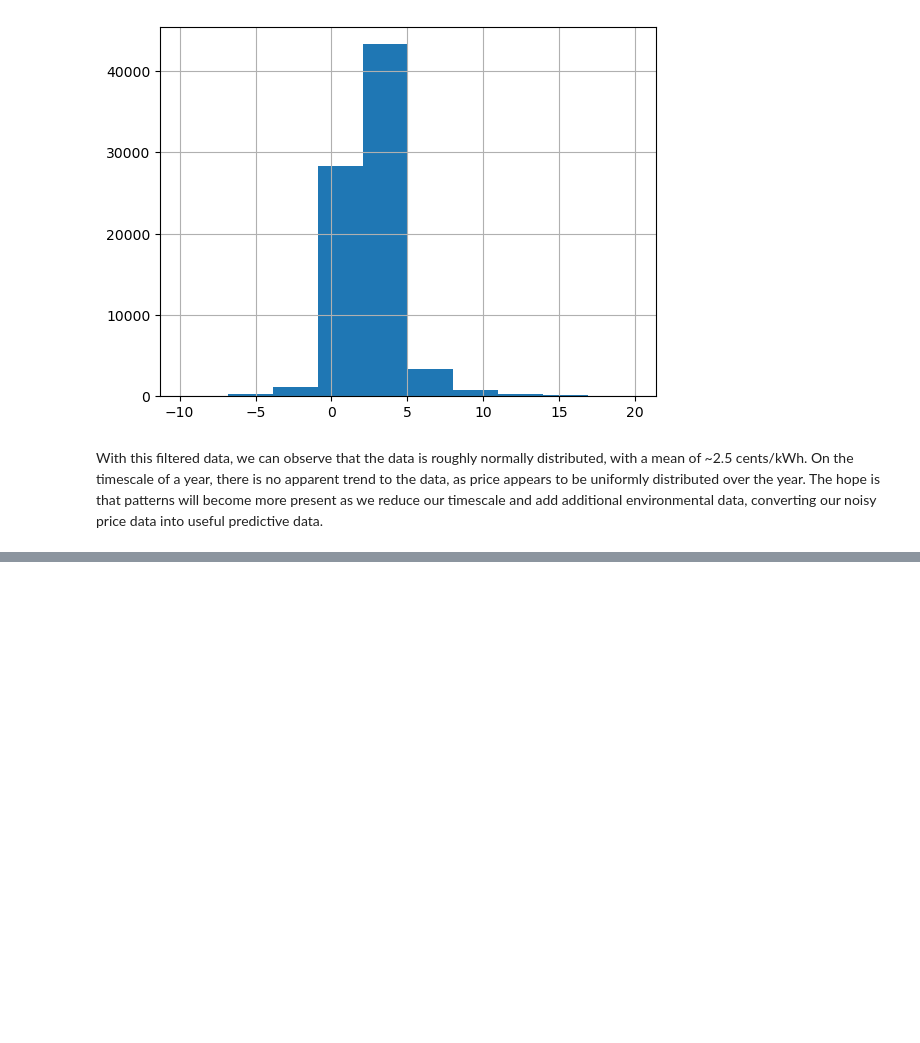
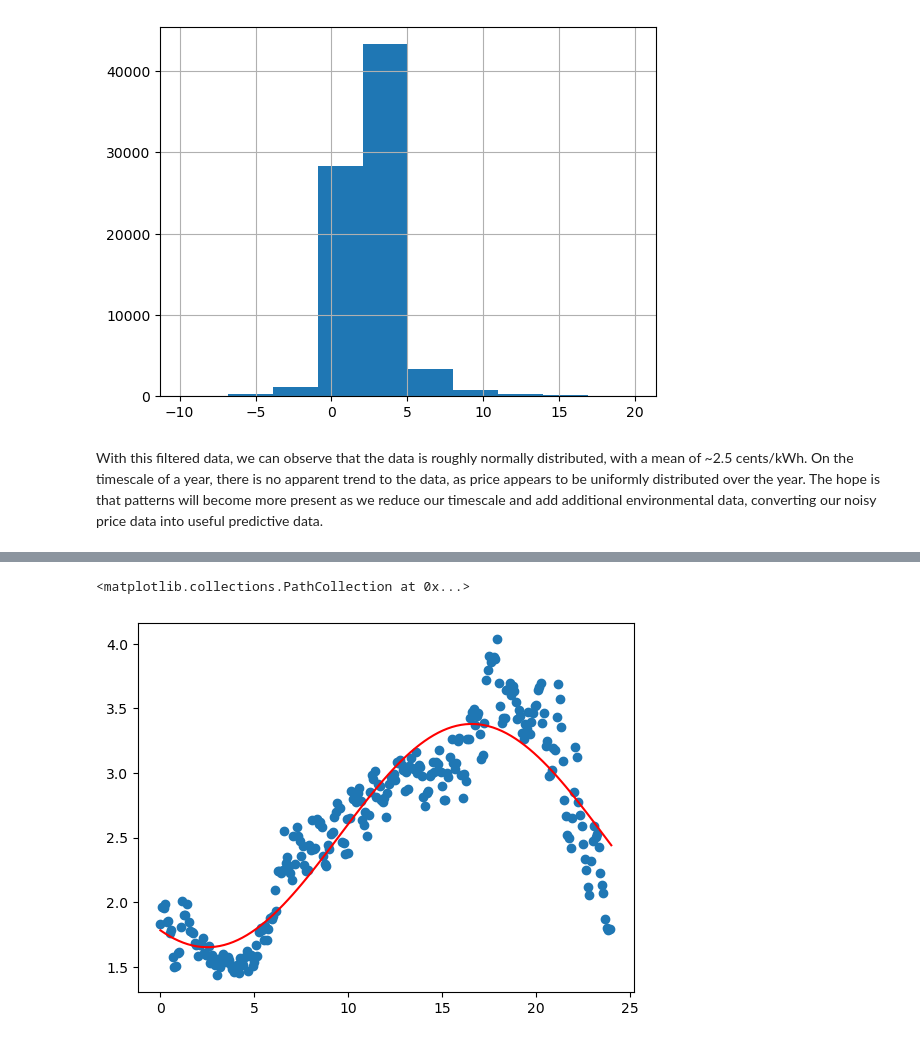
Before and after one commit to traskcon/DATA602-Project, a Jupyter notebook: DATA602-Project.ipynb, the cells around one changed output, grey strips where cells are left out. Saved outputs shown, nothing was run; the diff lists cells and outputs as text; code cells hidden in the pictures; blank space fills up the shorter version.

```diff
--- a/DATA602-Project.ipynb
+++ b/DATA602-Project.ipynb
@@ -131,0 +130,11 @@ While there is no clear pattern in the price data at the year or month level, we
+# %%
+def sin(x,a,b,c,d):
+    return a*np.sin(b*(x+c)) + d
+
+cof, cov = sp.optimize.curve_fit(sin, day_df["decimal time"], day_df["price"], [-1.25,0.25,0,2.5])
+x = np.linspace(0,24,100)
+plt.plot(x, sin(x,*cof),"r")
+plt.scatter(day_df["decimal time"], day_df["price"])
+# %% [output]
+<matplotlib.collections.PathCollection at 0x...>
+[figure, added]
```
Also changed, not shown: parts of 16 cells of this notebook.
